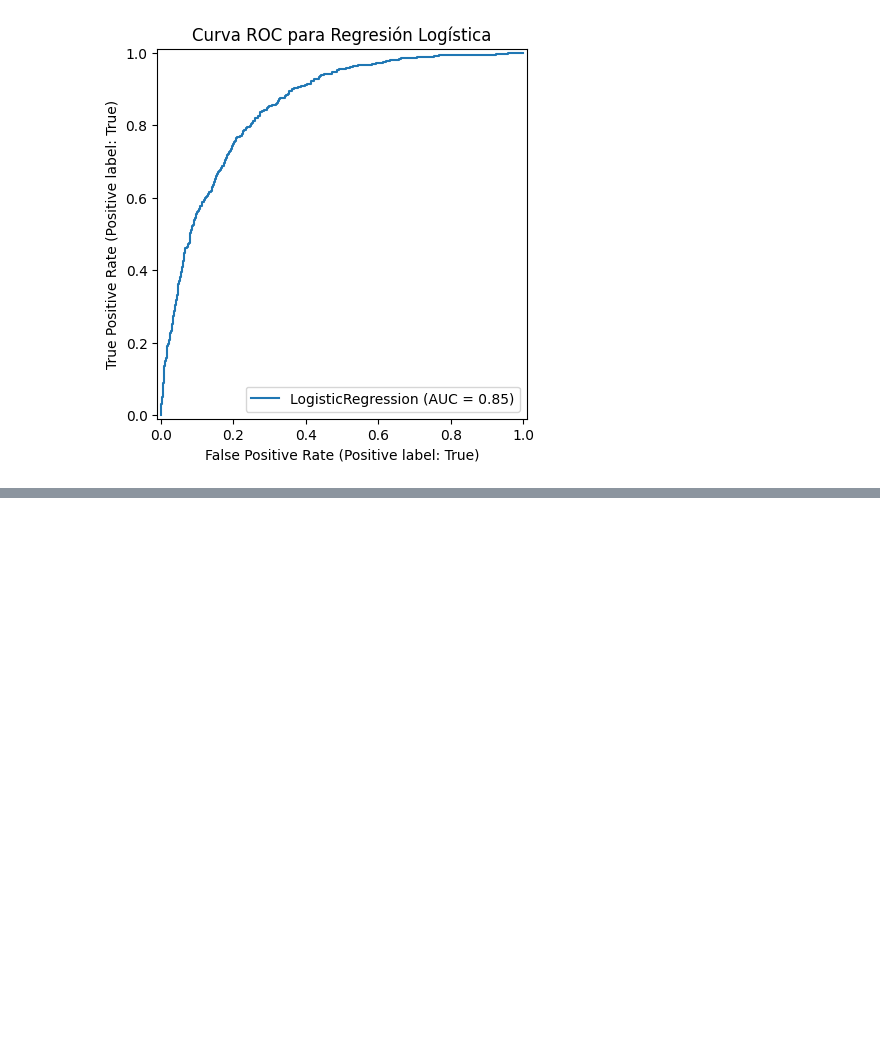
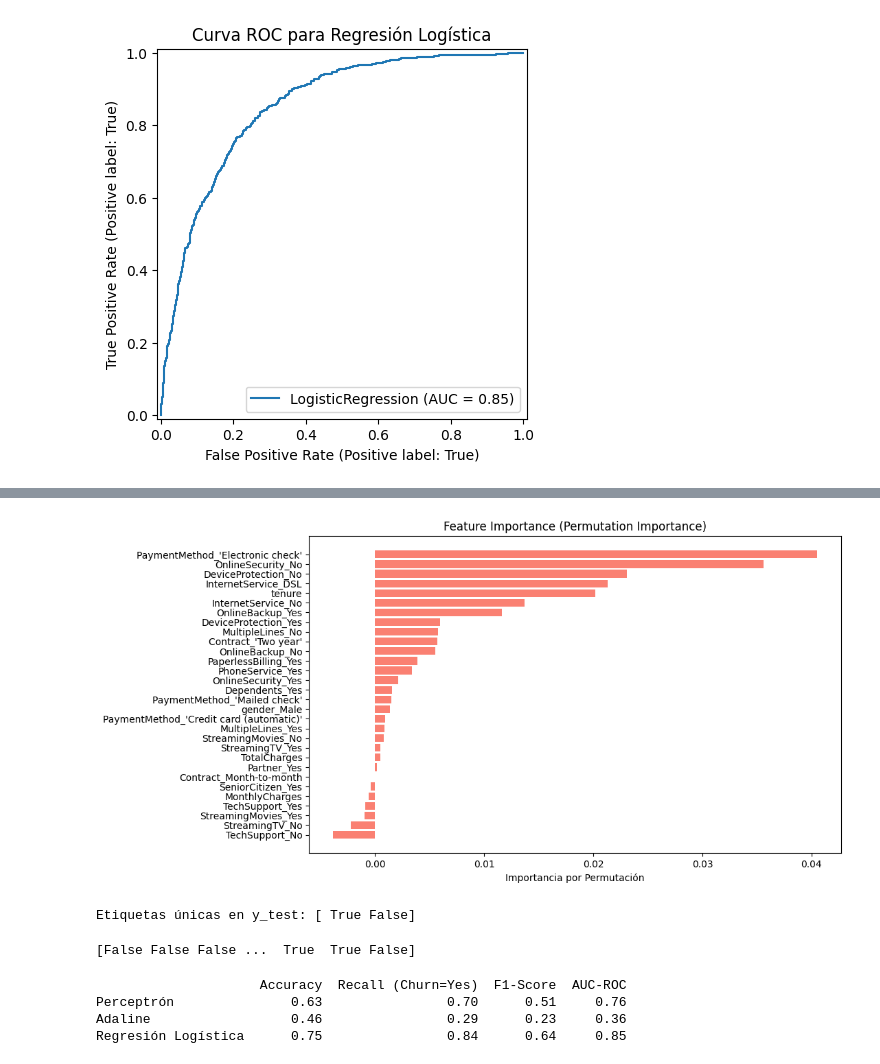
Before and after one commit to carenpg/Proyecto2-Analitica, a Jupyter notebook: prueba.ipynb, the cells around one changed output, grey strips where cells are left out. Drawn from its saved outputs; the diff is of its cells as text; code cells hidden in the pictures; blank space fills up the shorter version.

Commit message:
nuevo, mapa de f1, acurracy, perceptro adaline,
punto 5

```diff
--- a/prueba.ipynb
+++ b/prueba.ipynb
@@ -843,0 +864,68 @@ AUC-ROC Score: 0.85
+# %%
+from sklearn.inspection import permutation_importance
+
+# Calcula la importancia por permutación en el conjunto de test
+results = permutation_importance(model, X_test_scaled, y_test, scoring='accuracy', n_repeats=10, random_state=42)
+
+# Extraer importancias medias
+importances = results.importances_mean
+features = X.columns
+
+# Crear un DataFrame para graficar
+imp_df = pd.DataFrame({'Feature': features, 'Importance': importances})
+imp_df = imp_df.sort_values('Importance', ascending=False)
+
+plt.figure(figsize=(10,6))
+plt.barh(imp_df['Feature'], imp_df['Importance'], color='salmon')
+plt.xlabel("Importancia por Permutación")
+plt.title("Feature Importance (Permutation Importance)")
+plt.gca().invert_yaxis()
+plt.show()
+# %% [output]
+[figure, added]
+# %%
+print("Etiquetas únicas en y_test:", y_test.unique())
+# %% [output]
+Etiquetas únicas en y_test: [ True False]
+# %%
+# Ejemplo para Adaline (si devuelve 1/0 o valores continuos):
+y_pred_adaline = (adaline.activation(X_test_scaled) >= 0).astype(bool)  # Convertir a True/False
+print(y_pred_adaline)
+# Realizar predicciones con cada modelo
+y_pred_perceptron = perceptron.predict(X_test_scaled)  # Asumiendo que 'perceptron' es tu modelo entrenado
+y_pred_adaline = (adaline.activation(X_test_scaled) >= 0).astype(int)  # Convertir a binario
+y_pred_log_reg = best_log_reg.predict(X_test_scaled)  # Asumiendo que 'best_log_reg' es tu modelo entrenado
+# %% [output]
+[False False False ...  True  True False]
+# %%
+from sklearn.metrics import accuracy_score, recall_score, f1_score, roc_auc_score
+
+# Calcular métricas con pos_label=True
+metrics = {
+    "Perceptrón": {
+        "Accuracy": accuracy_score(y_test, y_pred_perceptron),
+        "Recall (Churn=Yes)": recall_score(y_test, y_pred_perceptron, pos_label=True),  # <--- ¡Cambio aquí!
+        "F1-Score": f1_score(y_test, y_pred_perceptron, pos_label=True),  # <--- ¡Cambio aquí!
+        "AUC-ROC": roc_auc_score(y_test, model.decision_function(X_test_scaled))
+    },
+    "Adaline": {
+        "Accuracy": accuracy_score(y_test, y_pred_adaline),
+        "Recall (Churn=Yes)": recall_score(y_test, y_pred_adaline, pos_label=True),  # <--- ¡Cambio aquí!
+        "F1-Score": f1_score(y_test, y_pred_adaline, pos_label=True),  # <--- ¡Cambio aquí!
+        "AUC-ROC": roc_auc_score(y_test, adaline.activation(X_test_scaled))
+    },
+    "Regresión Logística": {
+        "Accuracy": accuracy_score(y_test, y_pred_log_reg),
+        "Recall (Churn=Yes)": recall_score(y_test, y_pred_log_reg, pos_label=True),  # <--- ¡Cambio aquí!
+        "F1-Score": f1_score(y_test, y_pred_log_reg, pos_label=True),  # <--- ¡Cambio aquí!
+        "AUC-ROC": roc_auc_score(y_test, best_log_reg.predict_proba(X_test_scaled)[:, 1])
+    }
+}
+
+df_metrics = pd.DataFrame(metrics).T.round(2)
+print(df_metrics)
+# %% [output]
+                     Accuracy  Recall (Churn=Yes)  F1-Score  AUC-ROC
+Perceptrón               0.63                0.70      0.51     0.76
+Adaline                  0.46                0.29      0.23     0.36
+Regresión Logística      0.75                0.84      0.64     0.85
```
Also changed, not shown: parts of 1 cell of this notebook.
